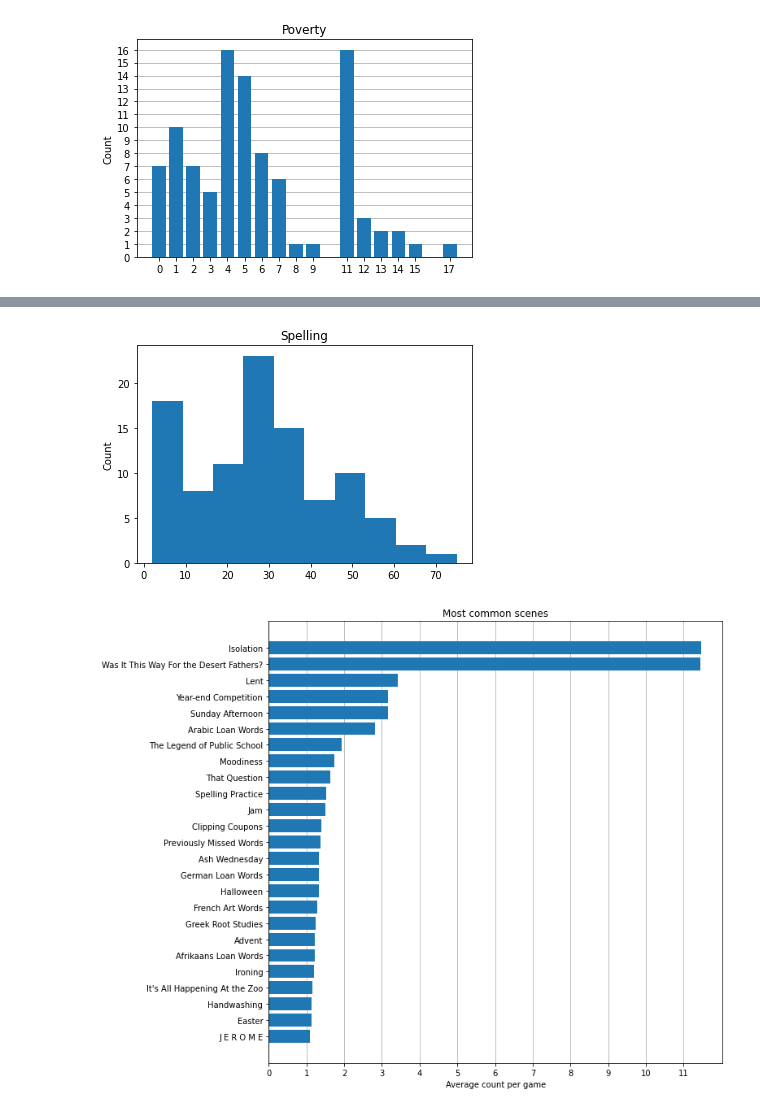
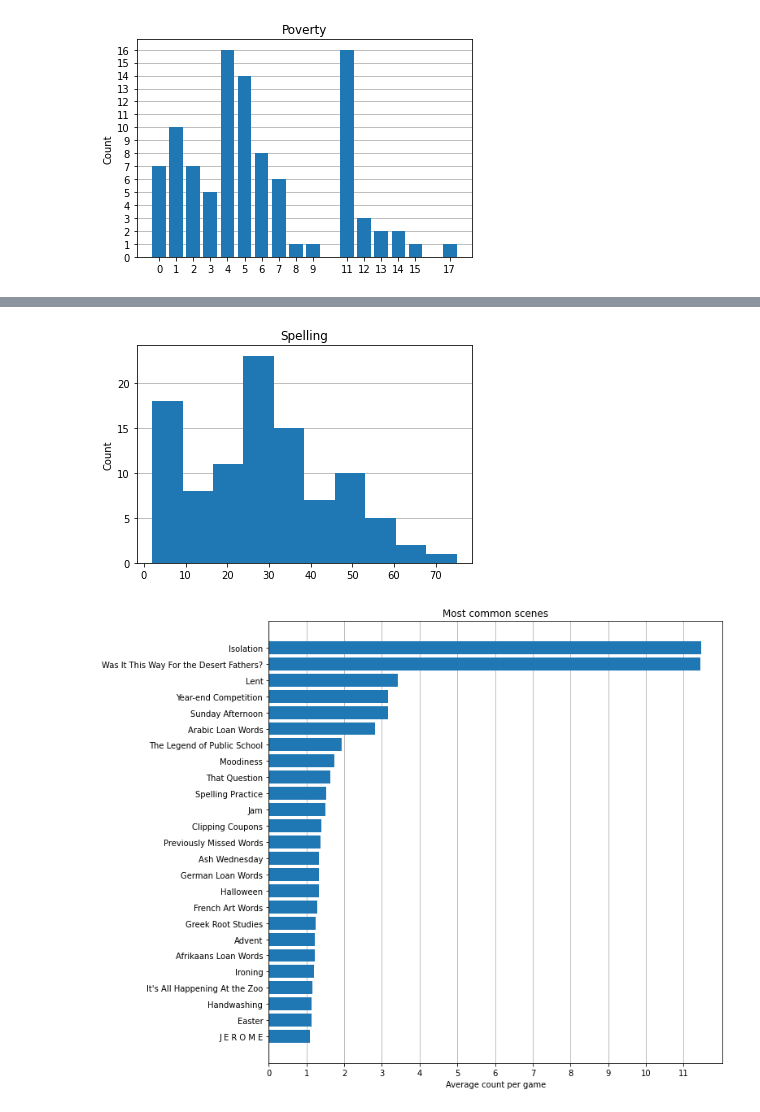
Before and after one commit to JoshuaGrams/bee, a Jupyter notebook: analytics.ipynb, the cells around one changed output, grey strips where cells are left out. Drawn from its saved outputs; the diff is of its cells as text; code cells hidden in the pictures.

```diff
--- a/analytics.ipynb
+++ b/analytics.ipynb
@@ -158,11 +169,13 @@ plt.show()
 # %%
 labels, counts = np.unique(all_qualities['spelling'], return_counts=True)
 plt.hist(all_qualities['spelling'])
 plt.title('Spelling')
 plt.ylabel('Count')
+plt.grid(axis='y', zorder=0)
+plt.gca().set_axisbelow(True)
 plt.show()
 # %% [output]
-[figure, old version]
+[figure, new version]
 # %%
 # TODO: find the most common scenes
 scene_averages = {k: np.mean(v) for k, v in all_scene_counts.items()}
```
Also changed, not shown: parts of 1 cell of this notebook, 5 other files.
